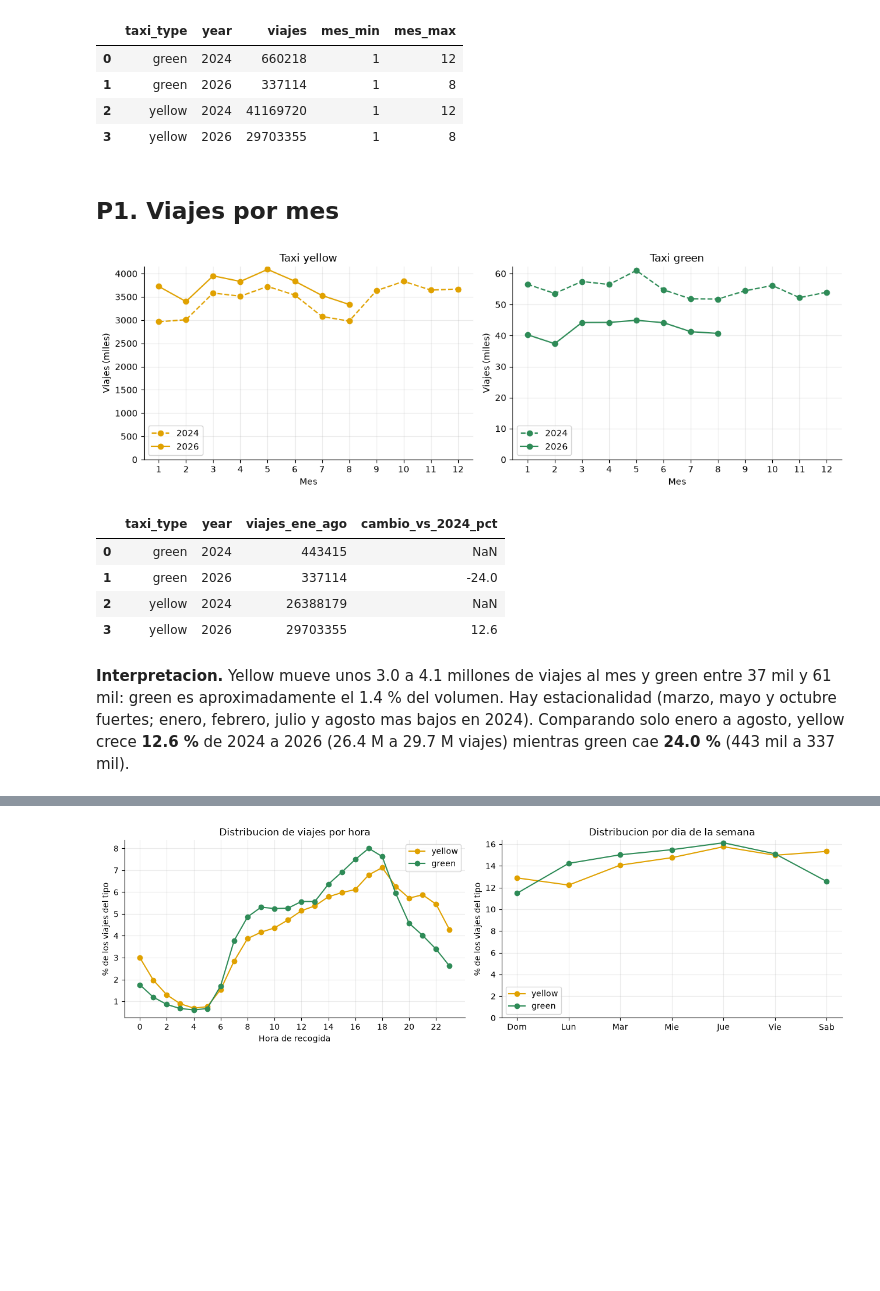
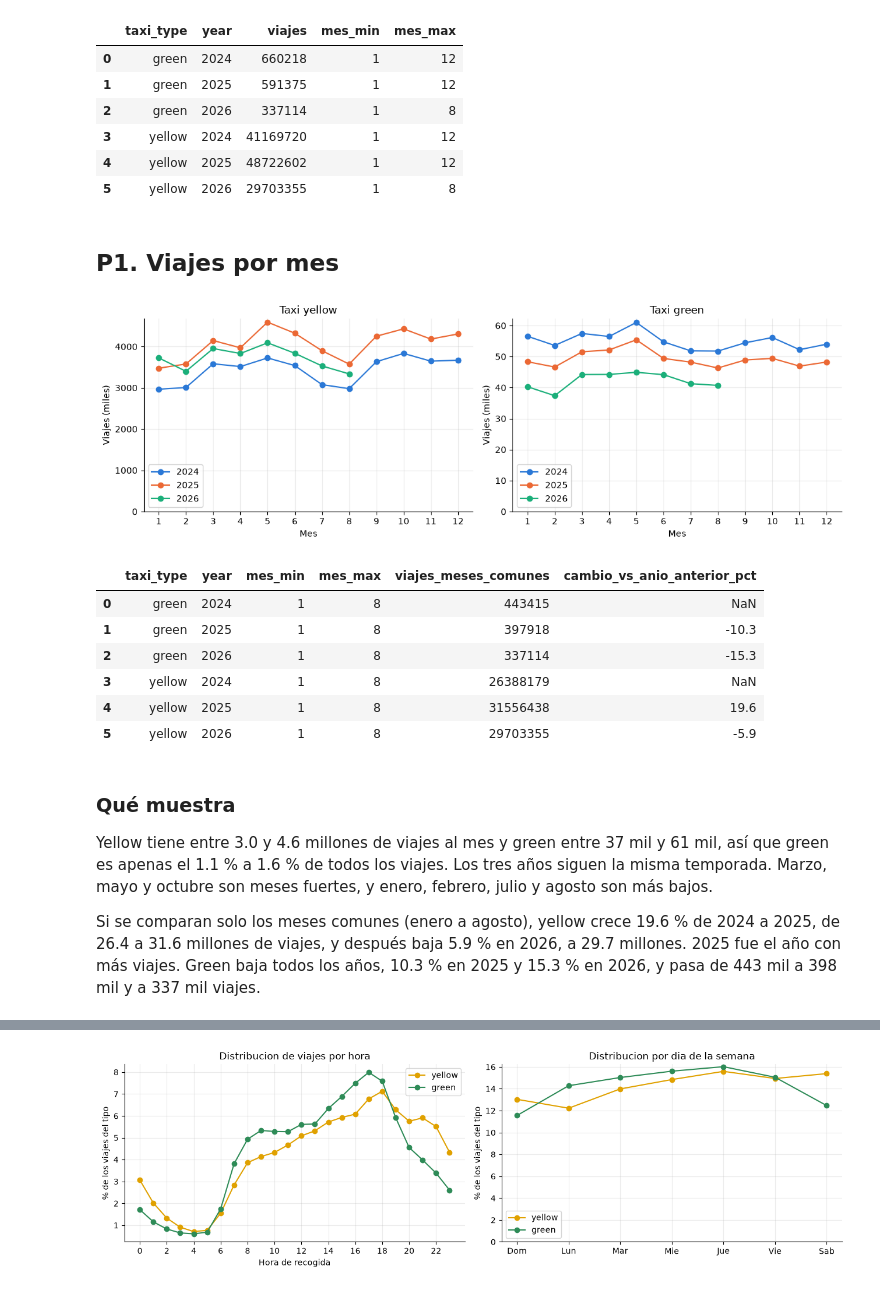
Before and after one commit to JosFer720/Laboratorio-8-DuckDB, a Jupyter notebook: notebooks/analysis.ipynb, the cells around one changed output, grey strips where cells are left out. Cells and saved outputs as stored; diff of their text form; code cells hidden in the pictures; blank space fills up the shorter version.

Commit message:
fix: ajusta consultas y notebook para trabajar con tres anios

```diff
--- a/notebooks/analysis.ipynb
+++ b/notebooks/analysis.ipynb
@@ -29,6 +36,11 @@ RUTA_DB = next(p for p in (Path("data/processed/taxi.duckdb"), Path("../data/pro
 con = duckdb.connect(str(RUTA_DB), read_only=True)
 
 COLOR = {"yellow": "#E0A100", "green": "#2E8B57"}
+# Un color por anio (orden fijo); el tipo de taxi se distingue por panel o por su color propio.
+COLOR_ANIO = dict(zip(con.execute("SELECT DISTINCT year FROM trips ORDER BY year").fetchnumpy()["year"].tolist(),
+                      ["#2a78d6", "#eb6834", "#1baf7a", "#4a3aa7"]))
+# Meses publicados en todos los anios: base de las comparaciones anuales homogeneas.
+MESES_COMUNES = "month IN (SELECT month FROM trips GROUP BY month HAVING count(DISTINCT year) = (SELECT count(DISTINCT year) FROM trips))"
 VALIDO = "trip_distance > 0 AND trip_distance < 100 AND fare_amount > 0 AND fare_amount < 1000 AND duration_minutes > 0 AND duration_minutes < 1440"
 plt.rcParams.update({"figure.dpi": 100, "axes.spines.top": False, "axes.spines.right": False, "axes.grid": True, "grid.alpha": 0.25})
 
@@ -39,36 +51,46 @@ q("SELECT taxi_type, year, count(*) AS viajes, min(month) AS mes_min, max(month)
 # %% [output]
 |  | taxi_type | year | viajes | mes_min | mes_max |
 | 0 | green | 2024 | 660218 | 1 | 12 |
-| 1 | green | 2026 | 337114 | 1 | 8 |
-| 2 | yellow | 2024 | 41169720 | 1 | 12 |
-| 3 | yellow | 2026 | 29703355 | 1 | 8 |
+| 1 | green | 2025 | 591375 | 1 | 12 |
+| 2 | green | 2026 | 337114 | 1 | 8 |
+| 3 | yellow | 2024 | 41169720 | 1 | 12 |
+| 4 | yellow | 2025 | 48722602 | 1 | 12 |
+| 5 | yellow | 2026 | 29703355 | 1 | 8 |
 # %% [markdown]
 ## P1. Viajes por mes
 # %%
 mensual = q("SELECT taxi_type, year, month, count(*) AS viajes FROM trips GROUP BY ALL ORDER BY ALL")
 fig, ejes = plt.subplots(1, 2, figsize=(12, 4))
 for eje, tipo in zip(ejes, ("yellow", "green")):
-    for anio, estilo in ((2024, "--"), (2026, "-")):
+    for anio, color in COLOR_ANIO.items():
         d = mensual[(mensual.taxi_type == tipo) & (mensual.year == anio)]
-        eje.plot(d.month, d.viajes / 1000, estilo, marker="o", color=COLOR[tipo], label=str(anio))
+        eje.plot(d.month, d.viajes / 1000, marker="o", color=color, label=str(anio))
     eje.set_title(f"Taxi {tipo}"); eje.set_xlabel("Mes"); eje.set_ylabel("Viajes (miles)")
     eje.set_xticks(range(1, 13)); eje.set_ylim(bottom=0); eje.legend()
 plt.tight_layout(); plt.show()
 
-comparable = q("SELECT taxi_type, year, count(*) AS viajes_ene_ago FROM trips WHERE month <= 8 GROUP BY ALL ORDER BY ALL")
-comparable["cambio_vs_2024_pct"] = comparable.groupby("taxi_type").viajes_ene_ago.pct_change().mul(100).round(1)
+comparable = q(f"SELECT taxi_type, year, min(month) AS mes_min, max(month) AS mes_max, count(*) AS viajes_meses_comunes FROM trips WHERE {MESES_COMUNES} GROUP BY taxi_type, year ORDER BY ALL")
+comparable["cambio_vs_anio_anterior_pct"] = comparable.groupby("taxi_type").viajes_meses_comunes.pct_change().mul(100).round(1)
 comparable
 # %% [output]
-[figure, old version]
+[figure, new version]
-|  | taxi_type | year | viajes_ene_ago | cambio_vs_2024_pct |
-| 0 | green | 2024 | 443415 | NaN |
-| 1 | green | 2026 | 337114 | -24.0 |
-| 2 | yellow | 2024 | 26388179 | NaN |
-| 3 | yellow | 2026 | 29703355 | 12.6 |
+|  | taxi_type | year | mes_min | mes_max | viajes_meses_comunes | cambio_vs_anio_anterior_pct |
+| 0 | green | 2024 | 1 | 8 | 443415 | NaN |
+| 1 | green | 2025 | 1 | 8 | 397918 | -10.3 |
+| 2 | green | 2026 | 1 | 8 | 337114 | -15.3 |
+| 3 | yellow | 2024 | 1 | 8 | 26388179 | NaN |
+| 4 | yellow | 2025 | 1 | 8 | 31556438 | 19.6 |
+| 5 | yellow | 2026 | 1 | 8 | 29703355 | -5.9 |
 # %% [markdown]
-**Interpretacion.** Yellow mueve unos 3.0 a 4.1 millones de viajes al mes y green entre 37 mil y 61 mil: green es
-aproximadamente el 1.4 % del volumen. Hay estacionalidad (marzo, mayo y octubre fuertes; enero, febrero, julio y agosto mas bajos en 2024).
-Comparando solo enero a agosto, yellow crece **12.6 %** de 2024 a 2026 (26.4 M a 29.7 M viajes) mientras green cae **24.0 %** (443 mil a 337 mil).
+### Qué muestra
+
+Yellow tiene entre 3.0 y 4.6 millones de viajes al mes y green entre 37 mil y 61 mil, así que green es apenas el 1.1 % a
+1.6 % de todos los viajes. Los tres años siguen la misma temporada. Marzo, mayo y octubre son meses fuertes, y enero,
+febrero, julio y agosto son más bajos.
+
+Si se comparan solo los meses comunes (enero a agosto), yellow crece 19.6 % de 2024 a 2025, de 26.4 a 31.6 millones de
+viajes, y después baja 5.9 % en 2026, a 29.7 millones. 2025 fue el año con más viajes. Green baja todos los años, 10.3 %
+en 2025 y 15.3 % en 2026, y pasa de 443 mil a 398 mil y a 337 mil viajes.
 # %%
 resumen = q(f'''
 SELECT taxi_type, year, count(*) AS viajes_validos,
```
Also changed, not shown: parts of 15 cells of this notebook, 2 other files.
